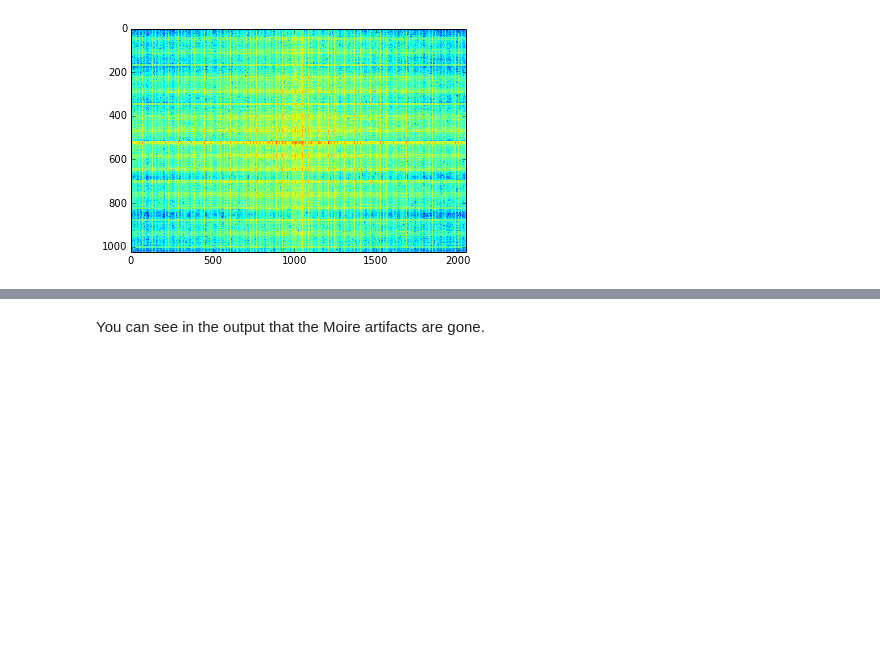
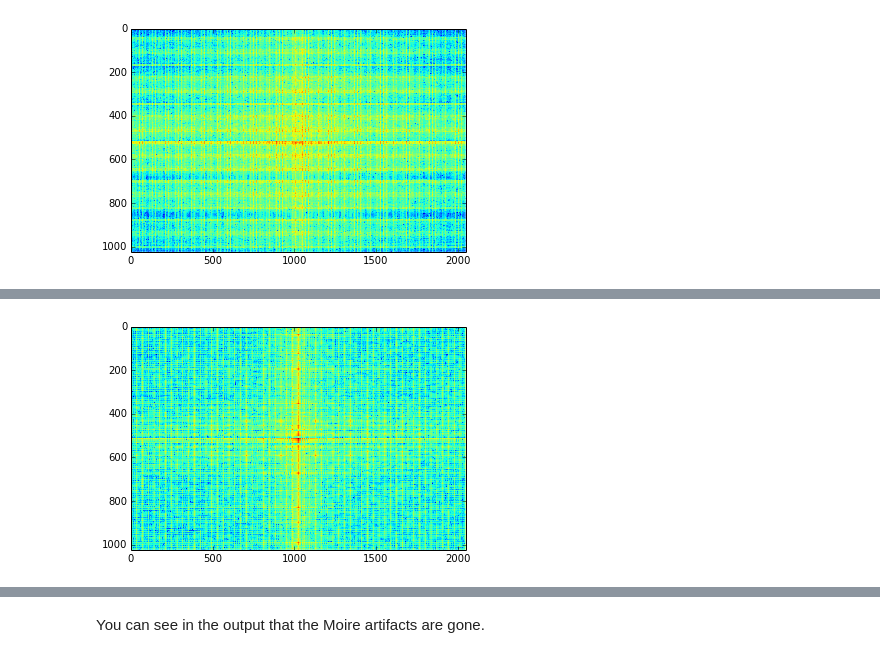
Before and after one commit to LCAV/SignalsOfTheDay, a Jupyter notebook: MOIRE/Moire.ipynb, the cells around one changed output, grey strips where cells are left out. Saved outputs shown, nothing was run; the diff lists cells and outputs as text; code cells hidden in the pictures; blank space fills up the shorter version.

```diff
--- a/MOIRE/Moire.ipynb
+++ b/MOIRE/Moire.ipynb
@@ -112,0 +113,4 @@ fftshow(im8)
+# %%
+fftshow_raw(zero_pad(im4,im))
+# %% [output]
+[figure, added]
```
Also changed, not shown: parts of 34 cells of this notebook.
